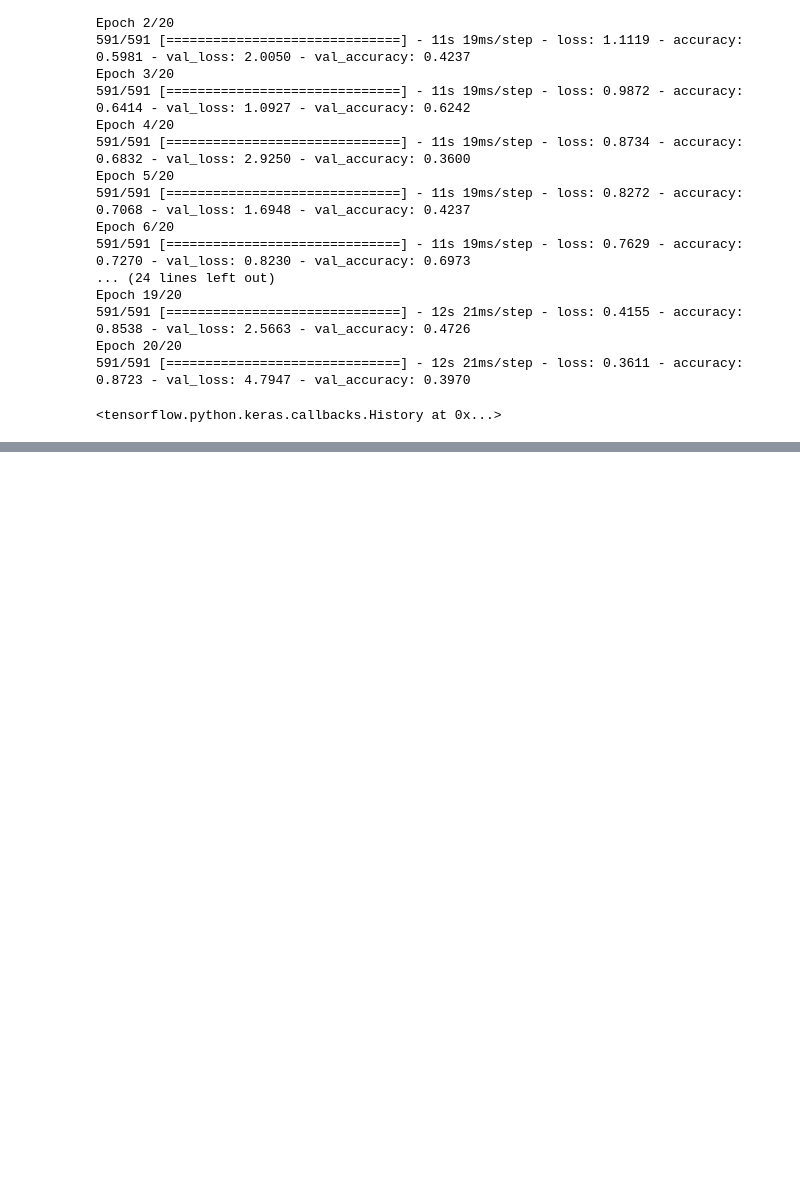
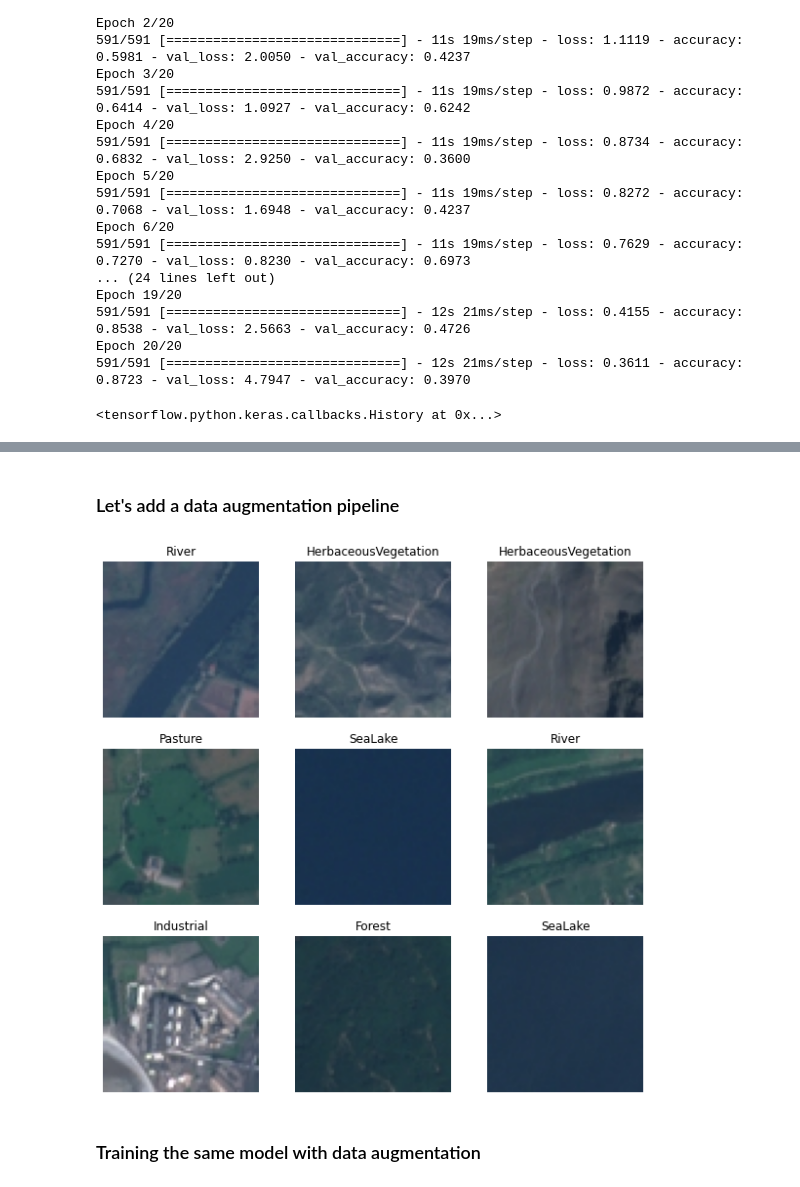
Before and after one commit to valentin-fngr/cnn_practice, a Jupyter notebook: satellite_cnn_experiments/eurosat_tiny_resnet50.ipynb, the cells around one changed output, grey strips where cells are left out. Drawn from its saved outputs; the diff is of its cells as text; code cells hidden in the pictures; blank space fills up the shorter version.

```diff
--- a/satellite_cnn_experiments/eurosat_tiny_resnet50.ipynb
+++ b/satellite_cnn_experiments/eurosat_tiny_resnet50.ipynb
@@ -152,7 +158,7 @@ Non-trainable params: 5,088
 __________________________________________________________________________________________________
 # %%
 def preprocess_data(sample):
-    image = tf.cast(sample["image"], dtype=tf.float32) / 255.0
+    image = tf.cast(sample["image"], dtype=tf.float32)
     label = tf.one_hot(
         sample["label"],
         depth=len(LABELS)
@@ -225,0 +245,2 @@ dataset
+# %% [markdown]
+### Let's add a data augmentation pipeline
@@ -225,0 +258,10 @@ dataset
+# %%
+plt.figure(figsize=(10, 10))
+for images, labels in train_dataset.take(1):
+    for i in range(9):
+        ax = plt.subplot(3, 3, i + 1)
+        plt.imshow(images[i].numpy().astype("uint8"))
+        plt.title(LABELS[np.argmax(labels[i])])
+        plt.axis("off")
+# %% [output]
+[figure, added]
@@ -225,0 +278,2 @@ dataset
+# %% [markdown]
+### Training the same model with data augmentation
```
Also changed, not shown: parts of 17 cells of this notebook, 2 other files.
